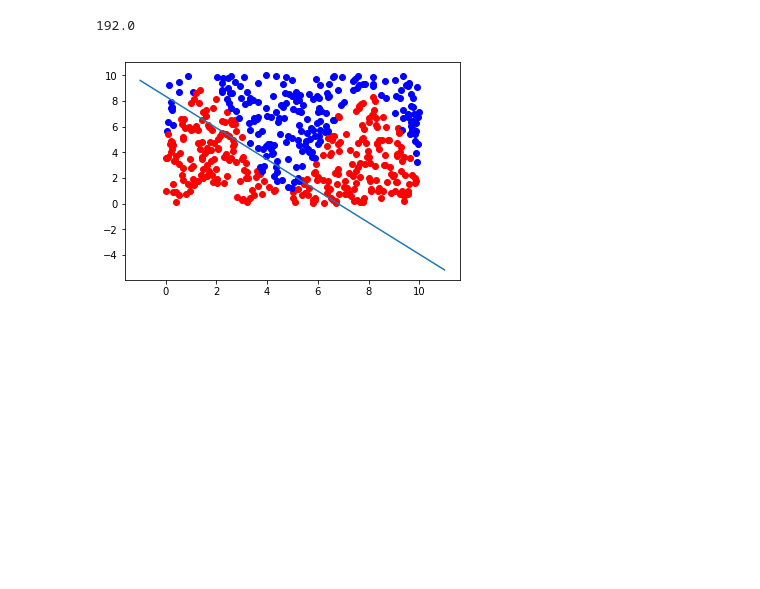
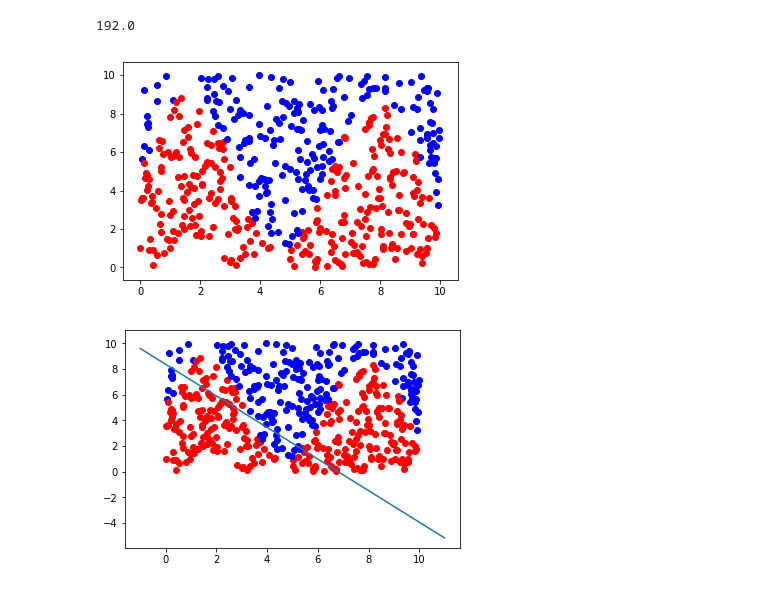
Before and after one commit to wheresthefood/MNIST-Classification, a Jupyter notebook: Playing_with_Hidden_Layers.ipynb, the cells around one changed output. Cells and saved outputs as stored; diff of their text form; code cells hidden in the pictures; blank space fills up the shorter version.

```diff
--- a/Playing_with_Hidden_Layers.ipynb
+++ b/Playing_with_Hidden_Layers.ipynb
@@ -12,6 +12,15 @@ data = np.loadtxt('sin.csv', delimiter = ',')
 Per = Perceptron(data[:,0:2], data[:,2:3], alpha = .001, iteration = 200, test_percentage = .1, binary = True)
 # %% [output]
 192.0
+# %%
+for i in range(0,500):
+    if data[i,2] == 1:
+        plt.scatter(data[i,0], data[i,1], color = 'blue')
+    else:
+        plt.scatter(data[i,0], data[i,1], color = 'red')
+plt.show()
+# %% [output]
+[figure, added]
 # %%
 def plot_weights(w):
     x = np.arange(-1,11,.01)
```
Also changed, not shown: 1 other file.
